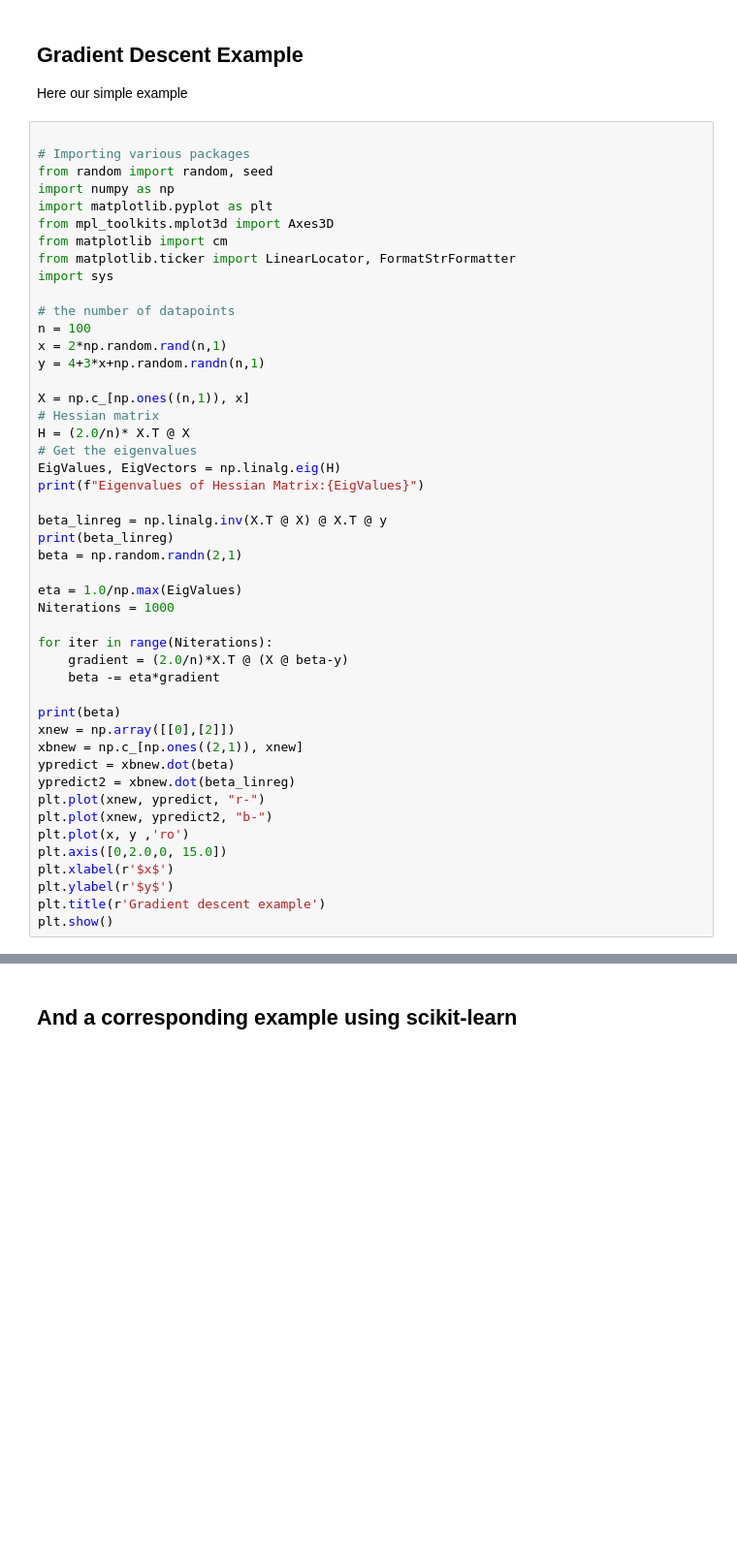
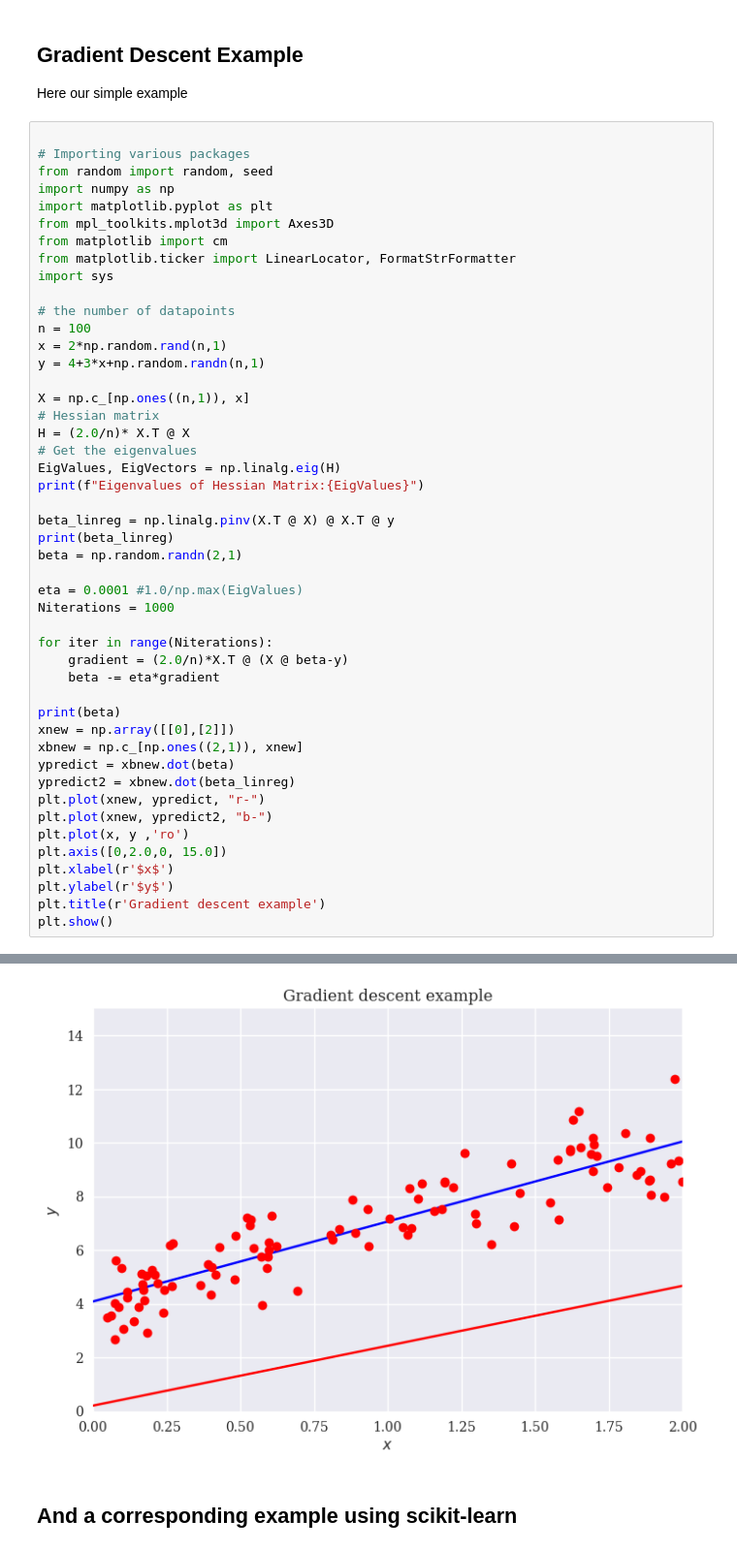
Before and after one commit to CompPhysics/MLErasmus, a Jupyter notebook: doc/pub/day5/ipynb/day5.ipynb, the cells around one changed output, grey strips where cells are left out. Shown at 97% size. Drawn from its saved outputs; the diff is of its cells as text; blank space fills up the shorter version.

```diff
--- a/doc/pub/day5/ipynb/day5.ipynb
+++ b/doc/pub/day5/ipynb/day5.ipynb
@@ -1603,11 +1603,11 @@ H = (2.0/n)* X.T @ X
 EigValues, EigVectors = np.linalg.eig(H)
 print(f"Eigenvalues of Hessian Matrix:{EigValues}")
 
-beta_linreg = np.linalg.inv(X.T @ X) @ X.T @ y
+beta_linreg = np.linalg.pinv(X.T @ X) @ X.T @ y
 print(beta_linreg)
 beta = np.random.randn(2,1)
 
-eta = 1.0/np.max(EigValues)
+eta = 0.0001 #1.0/np.max(EigValues)
 Niterations = 1000
 
 for iter in range(Niterations):
@@ -1627,3 +1627,4 @@ plt.xlabel(r'$x$')
 plt.ylabel(r'$y$')
 plt.title(r'Gradient descent example')
 plt.show()
+# %% [output]
@@ -1630,3 +1636,4 @@ plt.show()
+[figure, added]
 # %% [markdown]
 ## And a corresponding example using **scikit-learn**
 # %%
```
Also changed, not shown: parts of 3 cells of this notebook, 1 other file.
